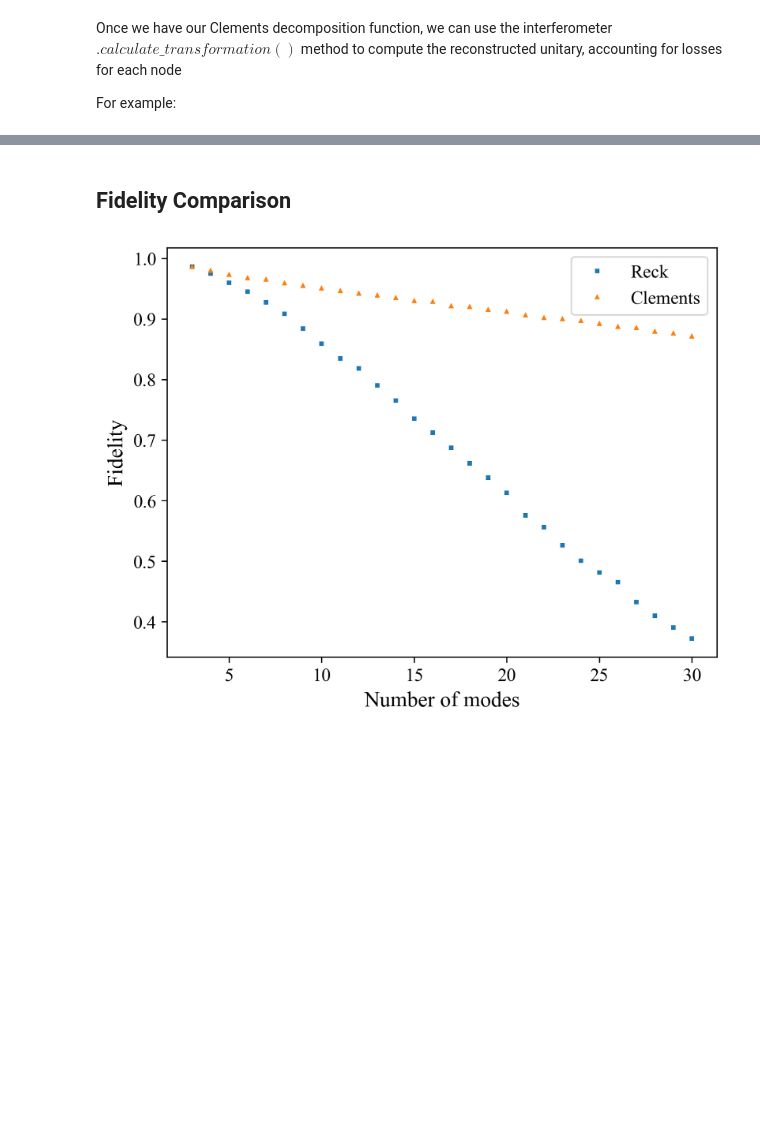
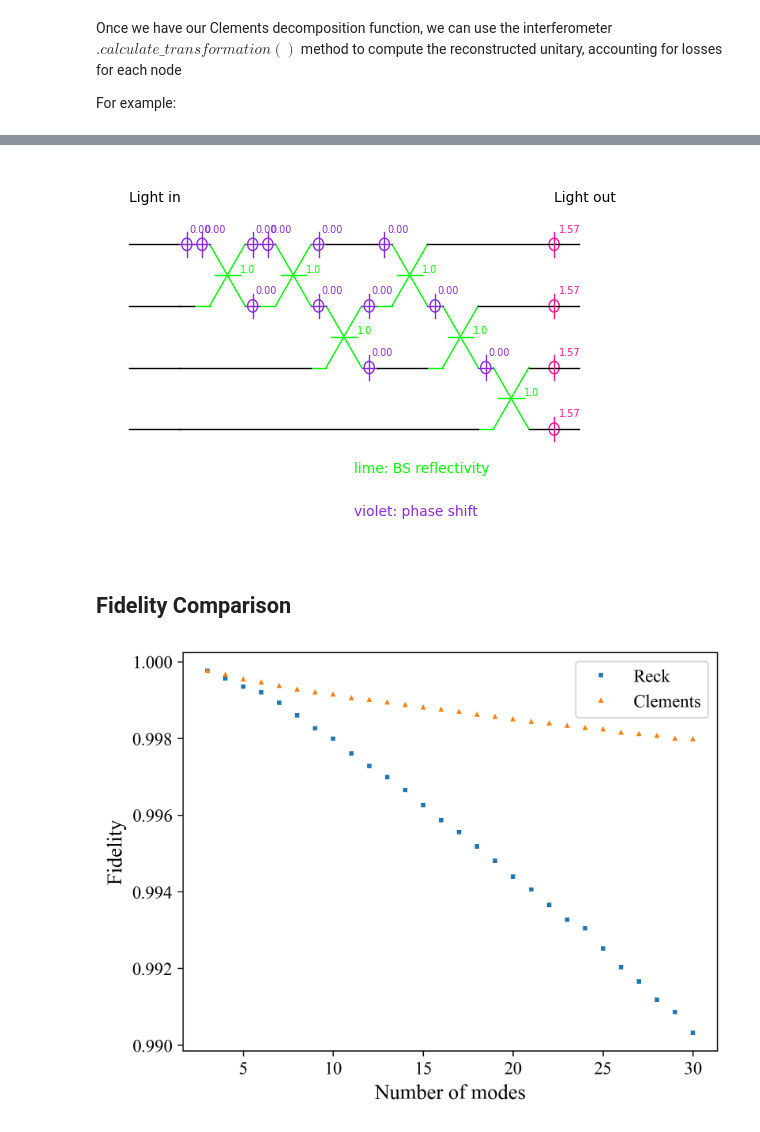
Before and after one commit to AndreaBarletta/fidelity-SGMZI, a Jupyter notebook: notebook.ipynb, the cells around one changed output, grey strips where cells are left out. Saved outputs shown, nothing was run; the diff lists cells and outputs as text; code cells hidden in the pictures; blank space fills up the shorter version.

Commit message:
Added layout for UGMZI decomposition using Dita scheme

```diff
--- a/notebook.ipynb
+++ b/notebook.ipynb
@@ -184,3 +188,30 @@ fidelity: 0.9556043954260747
+# %%
+def decompose_ugmzi(U):
+    N = int(np.sqrt(U.size))
+    I = itf()
+    n_param = 0
+    # Notice that we will append phase shifters and beam splitters going from right to left of the decomposition
+    for i in range(N-1):
+        # We have to compute i parameters for the phase shifters
+        for j in range(i+1):
+            # Phi is to be computed
+            phi = 0
+            I.add_phase_shifter(j+1, phi)
+        for j in range(i+1):
+            # Add the cascade of beam splitters, notice that the third parameter is always 0
+            theta = 0
+            I.add_BS(bs(j+1, j+2, 0, theta))
+
+    # Add the final phase shifters
+    phases = 1j*np.ones(N, dtype=np.complex128)
+    I.output_phases = [np.angle(phase) for phase in phases]
+    return I
+# %%
+U = random_unitary(4)
+I = decompose_ugmzi(U)
+I.draw()
+# %% [output]
+[figure, added]
 # %% [markdown]
 ## Fidelity Comparison
 # %%
@@ -192,7 +223,7 @@ def Fid(Uid, Uexp):
 # %%
 # System Configurations and Parameters
 NUM_MODE = 31
-LN_dB=-1.5
+LN_dB=-0.2
 COUNT = 100
 
 # Buffers to store the data for drawings
@@ -240,4 +271,4 @@ plt.legend(['Reck', 'Clements'])
 
 plt.show()
 # %% [output]
-[figure, old version]
+[figure, new version]
```
Also changed, not shown: parts of 8 cells of this notebook.
